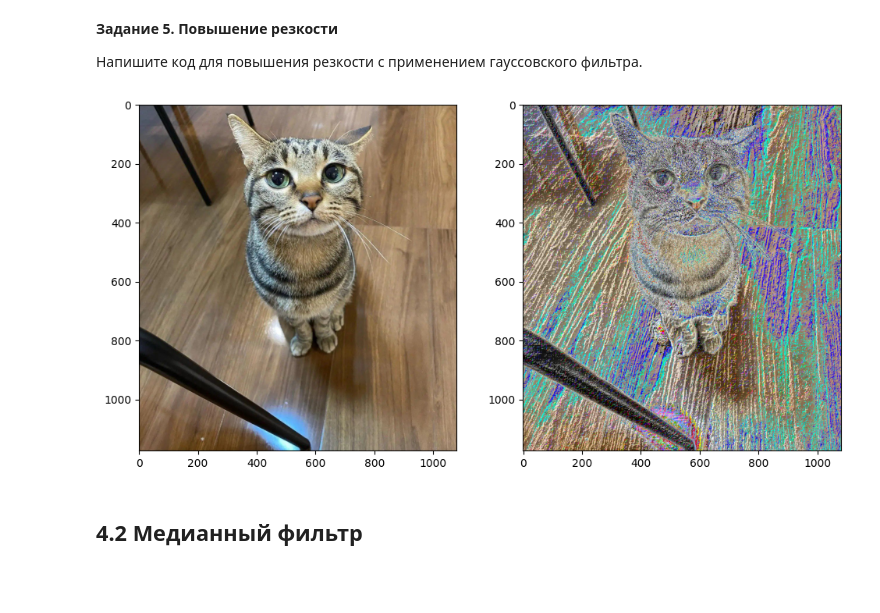
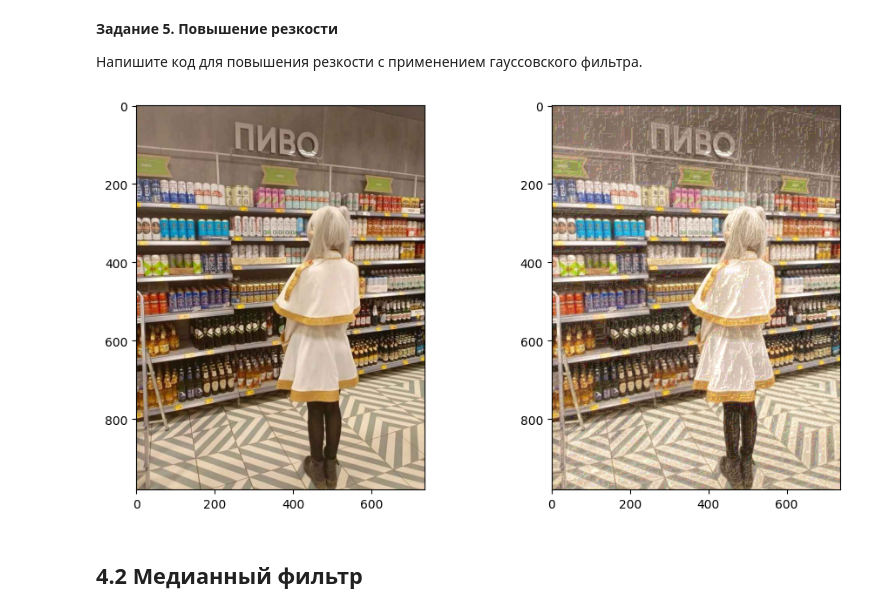
Before and after one commit to ratatatan/itmo-oomd, a Jupyter notebook: Курс_на_Stepik_4_Толкачев_Т.С._К3161.ipynb, the cells around one changed output. Cells and saved outputs as stored; diff of their text form; code cells hidden in the pictures; blank space fills up the shorter version.

```diff
--- a/Курс_на_Stepik_4_Толкачев_Т.С._К3161.ipynb
+++ b/Курс_на_Stepik_4_Толкачев_Т.С._К3161.ipynb
@@ -146,12 +149,14 @@ showmany(img, gauss_filter(img, 5.0))
+# %%
+img = imread('beverage.jpg')
 # %%
-def guass_sharpen(image, radius=1.0, amount=1.5):
+def guass_sharpen(image, radius=1, amount=1.5):
   blurred = guass_filter(image, radius)
-  return (image + amount * (image - blurred)).astype(np.uint8)
-
-new_img = guass_sharpen(img)
-showmany(img, new_img)
+  return np.clip(image + amount * (image - blurred), 0, 255).astype(np.uint8)
-# %% [output]
-[figure, removed]
+# %%
+new_img = guass_sharpen(img, 1, 0.2)
+showmany(img, new_img)
+# %% [output]
+[figure, added]
 # %% [markdown]
 ## 4.2 Медианный фильтр
 # %% [markdown]
```
Also changed, not shown: parts of 12 cells of this notebook.
